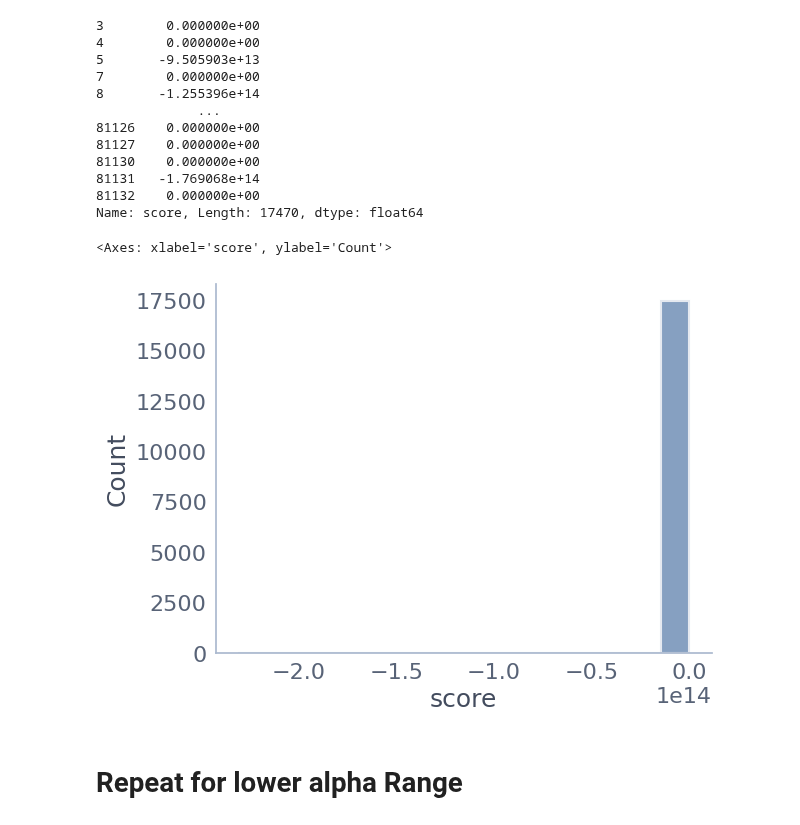
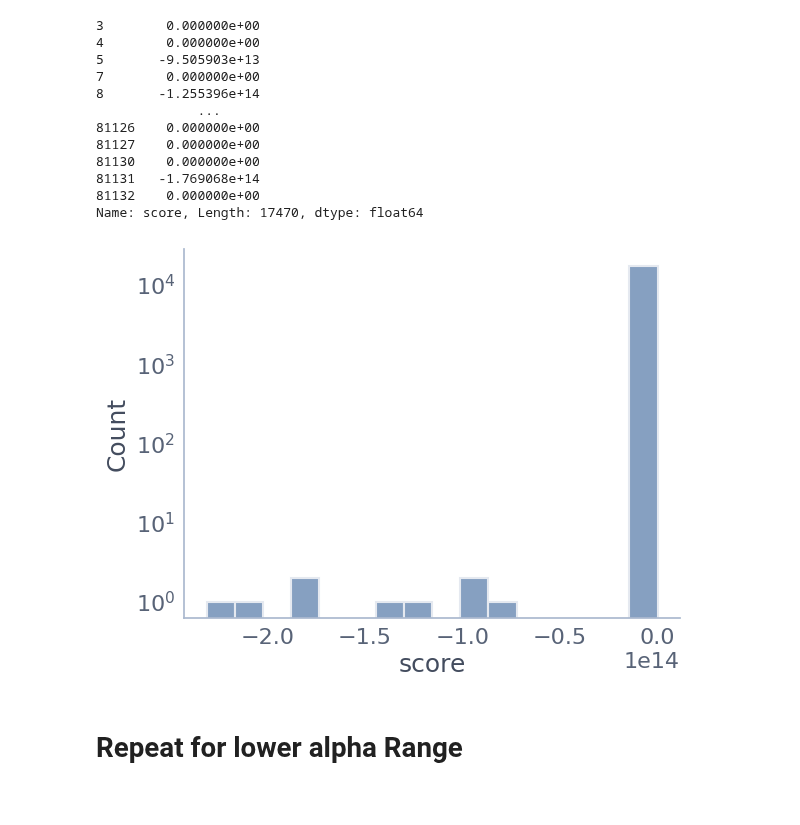
Before and after one commit to leo-schultheiss/compare_variance_residual, a Jupyter notebook: compare_variance_residual/fmri/brain_maps_alphas_validation.ipynb, the cells around one changed output. Drawn from its saved outputs; the diff is of its cells as text; code cells hidden in the pictures.

Commit message:
update plots and results

```diff
--- a/compare_variance_residual/fmri/brain_maps_alphas_validation.ipynb
+++ b/compare_variance_residual/fmri/brain_maps_alphas_validation.ipynb
@@ -121,9 +121,9 @@ scores_largest_alpha
 Name: score, Length: 17470, dtype: float64
 # %%
 sns.histplot(scores_largest_alpha)
+plt.yscale('log')
 # %% [output]
-<Axes: xlabel='score', ylabel='Count'>
-[figure, old version]
+[figure, new version]
 # %% [markdown]
 # Repeat for lower alpha Range
 # %%
```
Also changed, not shown: parts of 4 cells of this notebook, 2 other files.
